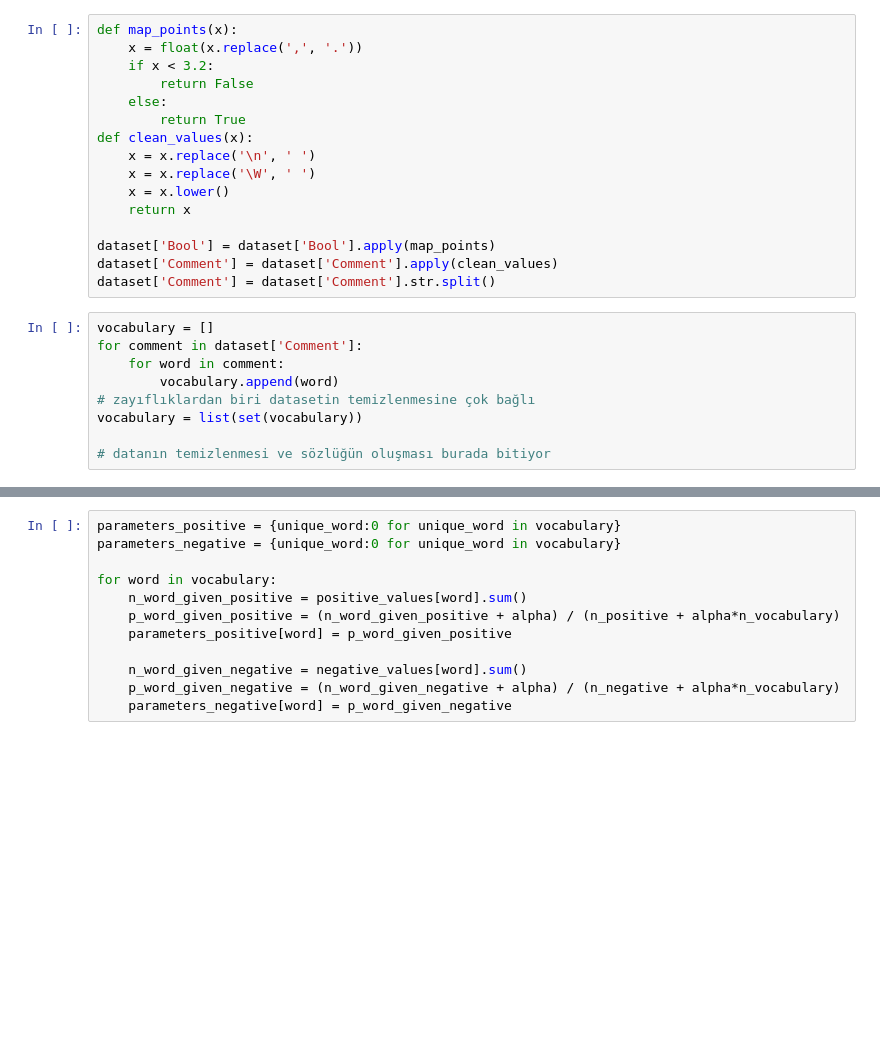
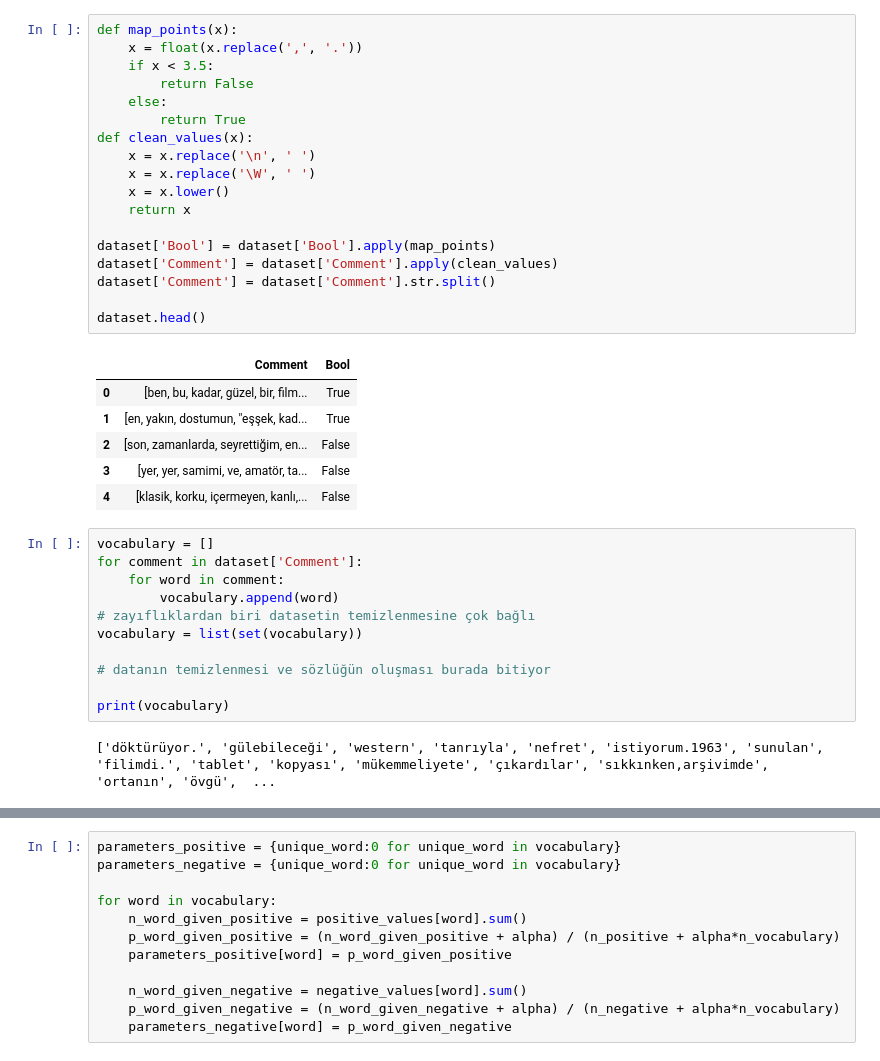
Before and after one commit to g3vxy/mnb_ml, a Jupyter notebook: notebook/main.ipynb, the cells around one changed output, grey strips where cells are left out. Cells and saved outputs as stored; diff of their text form; blank space fills up the shorter version.

```diff
--- a/notebook/main.ipynb
+++ b/notebook/main.ipynb
@@ -12,19 +21,28 @@ dataset = dataset.sample(frac=.008, random_state=1).reset_index(drop=True)
 # %%
 def map_points(x):
     x = float(x.replace(',', '.'))
-    if x < 3.2:
+    if x < 3.5:
         return False
     else:
         return True
 def clean_values(x):
     x = x.replace('\n', ' ')
     x = x.replace('\W', ' ')
     x = x.lower()
     return x
 
 dataset['Bool'] = dataset['Bool'].apply(map_points)
 dataset['Comment'] = dataset['Comment'].apply(clean_values)
 dataset['Comment'] = dataset['Comment'].str.split()
+
+dataset.head()
+# %% [output]
+|  | Comment | Bool |
+| 0 | [ben, bu, kadar, güzel, bir, film... | True |
+| 1 | [en, yakın, dostumun, "eşşek, kad... | True |
+| 2 | [son, zamanlarda, seyrettiğim, en... | False |
+| 3 | [yer, yer, samimi, ve, amatör, ta... | False |
+| 4 | [klasik, korku, içermeyen, kanlı,... | False |
 # %%
 vocabulary = []
 for comment in dataset['Comment']:
@@ -34,6 +52,10 @@ for comment in dataset['Comment']:
 vocabulary = list(set(vocabulary))
 
 # datanın temizlenmesi ve sözlüğün oluşması burada bitiyor
+
+print(vocabulary)
+# %% [output]
+['döktürüyor.', 'gülebileceği', 'western', 'tanrıyla', 'nefret', 'istiyorum.1963', 'sunulan', 'filimdi.', 'tablet', 'kopyası', 'mükemmeliyete', 'çıkardılar', 'sıkkınken,arşivimde', 'ortanın', 'övgü',  ...
 # %%
 # frekans tablosu oluşturuyoruz
 word_counts_per_comment = {unique_word: [0] * len(dataset['Comment']) for unique_word in vocabulary}
```
Also changed, not shown: parts of 7 cells of this notebook, 2 other files.
